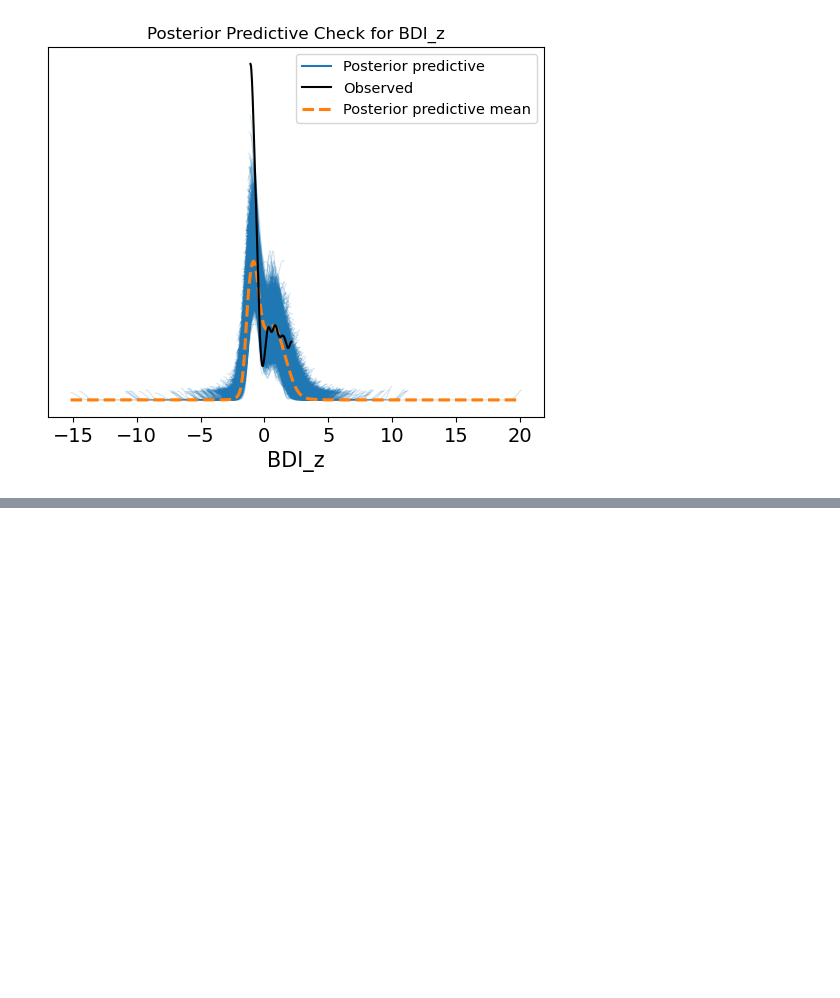
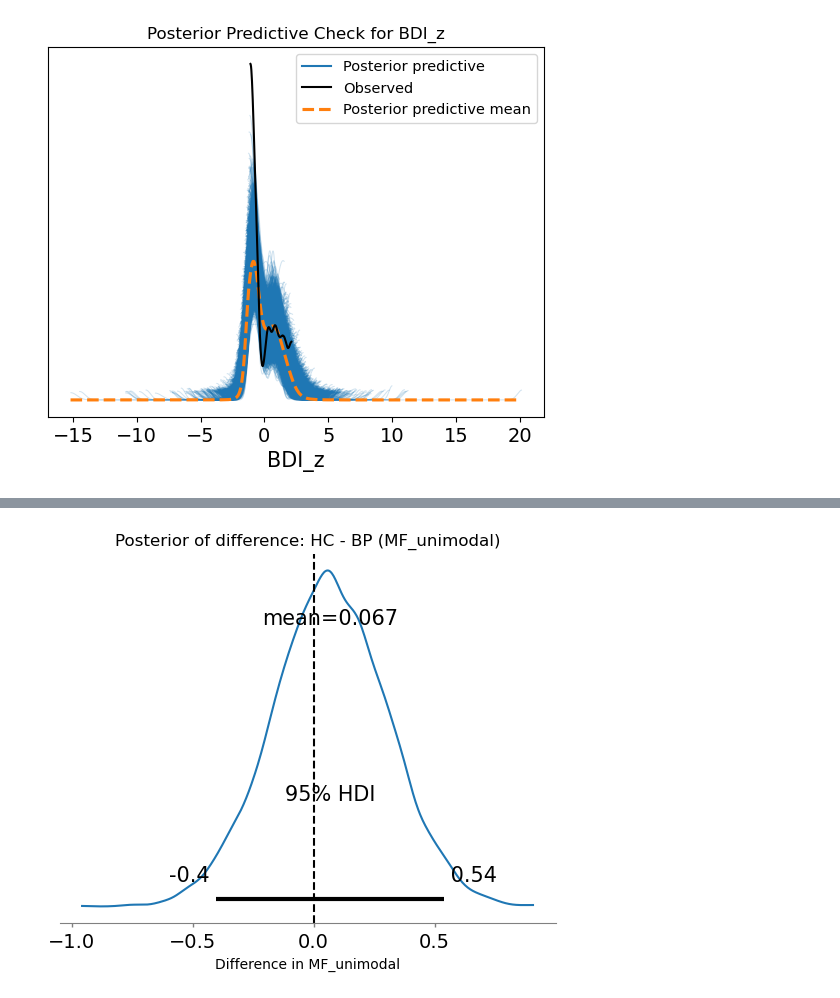
Before and after one commit to kaanka5312/FrequencySliding, a Jupyter notebook: Python/MF.ipynb, the cells around one changed output, grey strips where cells are left out. Saved outputs shown, nothing was run; the diff lists cells and outputs as text; code cells hidden in the pictures; blank space fills up the shorter version.

```diff
--- a/Python/MF.ipynb
+++ b/Python/MF.ipynb
@@ -1215,3 +1215,32 @@ plt.title("Posterior Predictive Check for BDI_z")
 plt.show()
 # %% [output]
 [figure]
+# %%
+import pymc as pm
+import arviz as az
+import numpy as np
+
+# Extract data
+df = dat_bmb.dropna(subset=["unimodal_z", "group"])
+y = df["unimodal_z"].values
+group = df["group"].values
+group_idx = (group == "HC").astype(int)  # 0=BP, 1=HC
+
+coords = {"group": ["BP", "HC"]}
+
+with pm.Model(coords=coords) as model_unimodal:
+
+    # Group-level means
+    mu = pm.Normal("mu", mu=0, sigma=1.0, dims="group")
+
+    # Common standard deviation
+    sigma = pm.HalfNormal("sigma", sigma=1.0)
+
+    # Likelihood
+    y_obs = pm.Normal("y", mu=mu[group_idx], sigma=sigma, observed=y)
+
+    # Sampling
+    idata_unimodal = pm.sample(
+        draws=2000, tune=2000, chains=4, target_accept=0.9,
+        random_seed=42
+    )
@@ -1217,0 +1255,11 @@ plt.show()
+# %%
+mu_samples = idata_unimodal.posterior["mu"]
+diff = mu_samples.sel(group="HC") - mu_samples.sel(group="BP")
+
+az.plot_posterior(diff, hdi_prob=0.95)
+plt.title("Posterior of difference: HC - BP (MF_unimodal)")
+plt.axvline(0, color="k", ls="--")
+plt.xlabel("Difference in MF_unimodal")
+plt.show()
+# %% [output]
+[figure, added]
```
Also changed, not shown: parts of 1 cell of this notebook.
